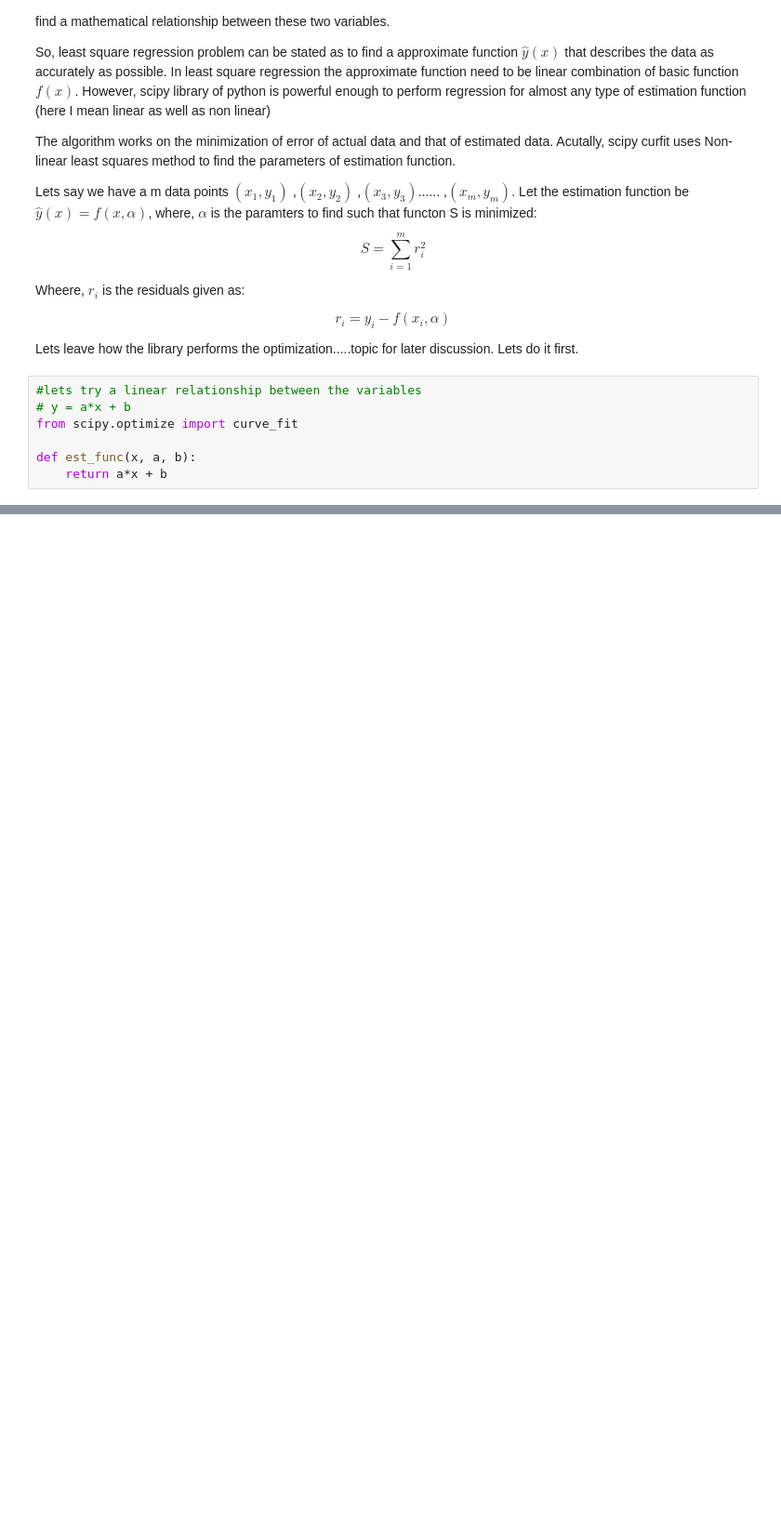
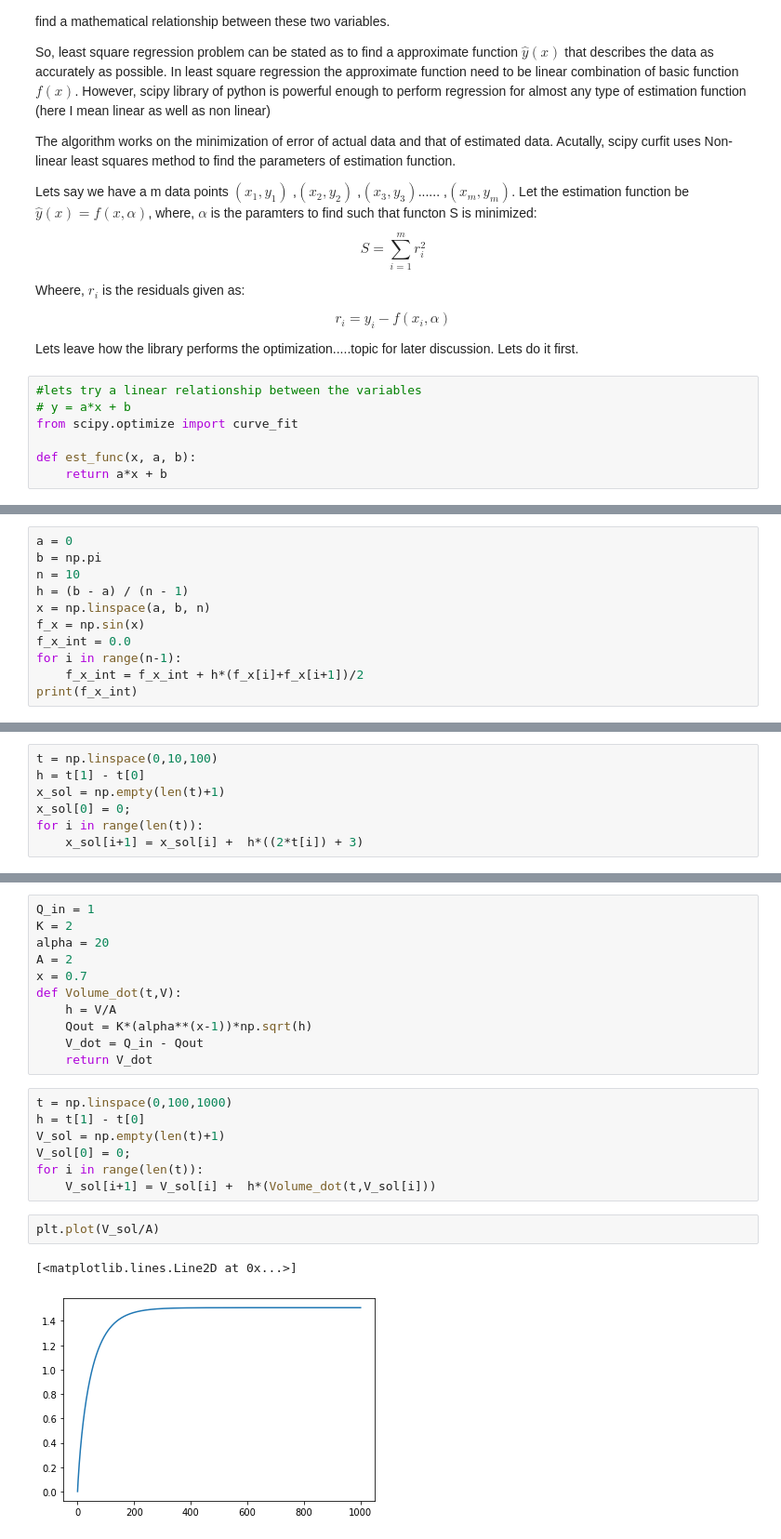
Before and after one commit to deependran7/Numerical-Computation-Class, a Jupyter notebook: Num_compu_with_python.ipynb, the cells around one changed output, grey strips where cells are left out. Shown at 93% size. Cells and saved outputs as stored; diff of their text form; blank space fills up the shorter version.

```diff
--- a/Num_compu_with_python.ipynb
+++ b/Num_compu_with_python.ipynb
@@ -312,0 +371,11 @@ ax.plot(x,y_ext)
+# %%
+a = 0
+b = np.pi
+n = 10
+h = (b - a) / (n - 1)
+x = np.linspace(a, b, n)
+f_x = np.sin(x)
+f_x_int = 0.0
+for i in range(n-1):
+    f_x_int = f_x_int + h*(f_x[i]+f_x[i+1])/2
+print(f_x_int)
@@ -312,0 +439,7 @@ ax.plot(x,y_ext)
+# %%
+t = np.linspace(0,10,100)
+h = t[1] - t[0]
+x_sol = np.empty(len(t)+1)
+x_sol[0] = 0;
+for i in range(len(t)):
+    x_sol[i+1] = x_sol[i] +  h*((2*t[i]) + 3)
@@ -312,0 +453,23 @@ ax.plot(x,y_ext)
+# %%
+Q_in = 1
+K = 2
+alpha = 20
+A = 2
+x = 0.7
+def Volume_dot(t,V):
+    h = V/A
+    Qout = K*(alpha**(x-1))*np.sqrt(h)
+    V_dot = Q_in - Qout
+    return V_dot
+# %%
+t = np.linspace(0,100,1000)
+h = t[1] - t[0]
+V_sol = np.empty(len(t)+1)
+V_sol[0] = 0;
+for i in range(len(t)):
+    V_sol[i+1] = V_sol[i] +  h*(Volume_dot(t,V_sol[i]))
+# %%
+plt.plot(V_sol/A)
+# %% [output]
+[<matplotlib.lines.Line2D at 0x...>]
+[figure, added]
```
Also changed, not shown: parts of 15 cells of this notebook.
